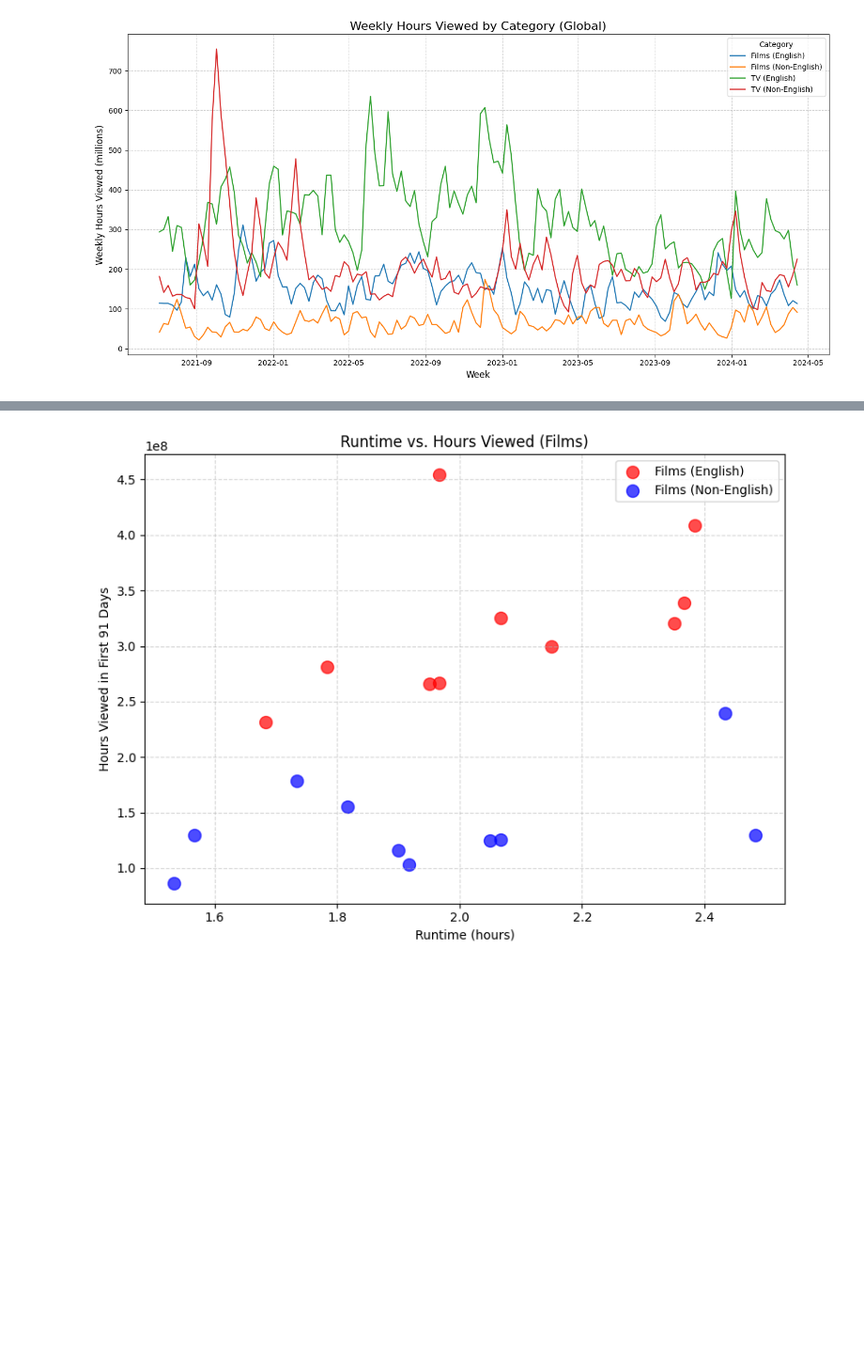
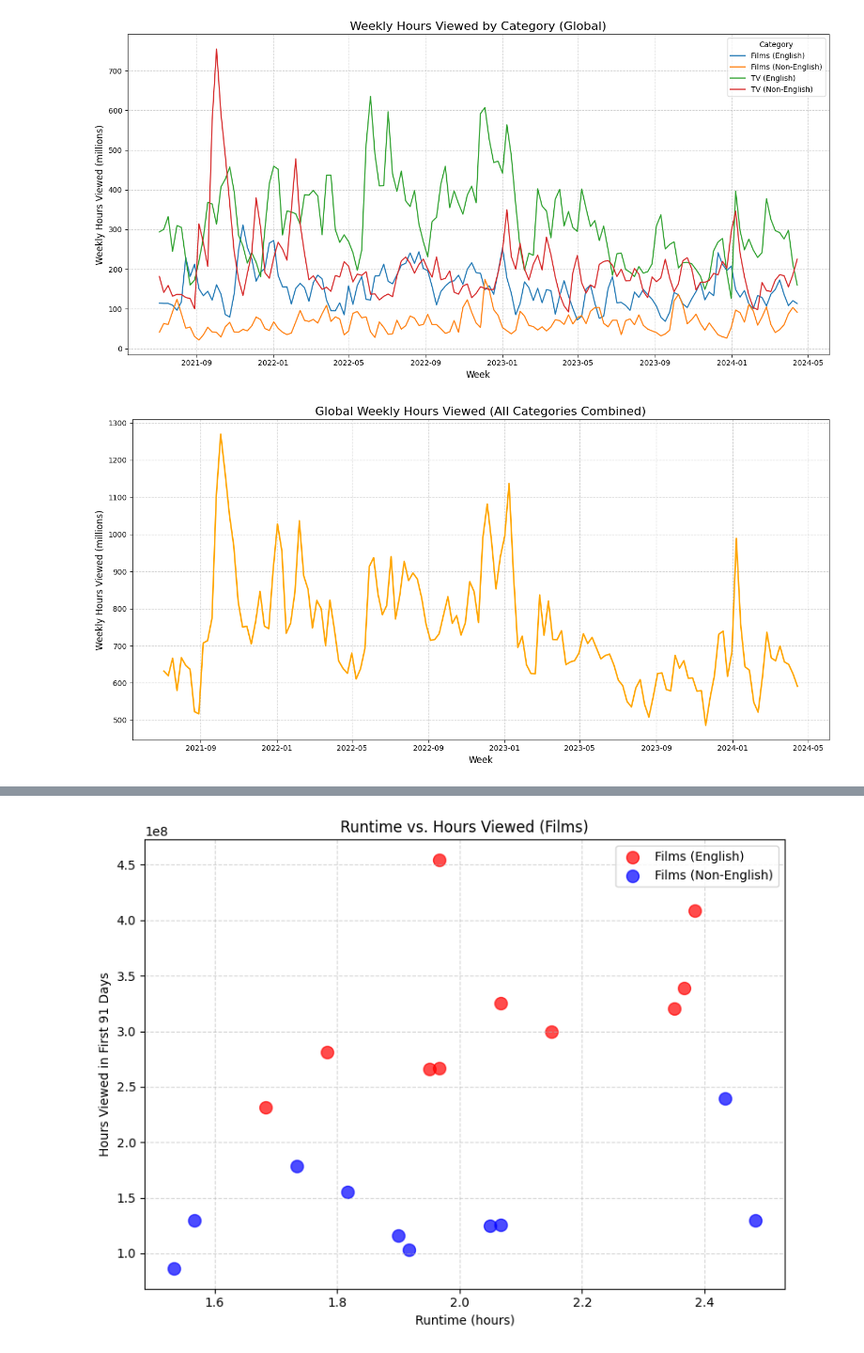
Before and after one commit to gabriel-joseph/data_science_portfolio, a Jupyter notebook: fall2025/dsc640_data_viz/week1_2/sample.ipynb, the cells around one changed output, grey strips where cells are left out. Shown at 94% size. Cells and saved outputs as stored; diff of their text form; code cells hidden in the pictures; blank space fills up the shorter version.

```diff
--- a/fall2025/dsc640_data_viz/week1_2/sample.ipynb
+++ b/fall2025/dsc640_data_viz/week1_2/sample.ipynb
@@ -64,3 +64,34 @@ plt.tight_layout()
 plt.show()
 # %% [output]
 [figure]
+# %%
+# Convert week to datetime
+all_weeks_global_netflix["week"] = pd.to_datetime(all_weeks_global_netflix["week"], errors="coerce")
+
+# Group by week only, summing across all categories
+weekly_trends = (
+    all_weeks_global_netflix.groupby("week")["weekly_hours_viewed"]
+    .sum()
+    .reset_index()
+)
+
+# Convert to millions for better readability
+weekly_trends["weekly_hours_viewed_millions"] = weekly_trends["weekly_hours_viewed"] / 1e6
+
+# Plot overall trend
+plt.figure(figsize=(14, 7))
+plt.plot(
+    weekly_trends["week"],
+    weekly_trends["weekly_hours_viewed_millions"],
+    color="orange",
+    linewidth=2,
+)
+
+plt.title("Global Weekly Hours Viewed (All Categories Combined)", fontsize=16)
+plt.xlabel("Week", fontsize=12)
+plt.ylabel("Weekly Hours Viewed (millions)", fontsize=12)
+plt.grid(True, linestyle="--", alpha=0.6)
+plt.tight_layout()
+plt.show()
+# %% [output]
+[figure, added]
```
Also changed, not shown: parts of 3 cells of this notebook, 3 other files.
